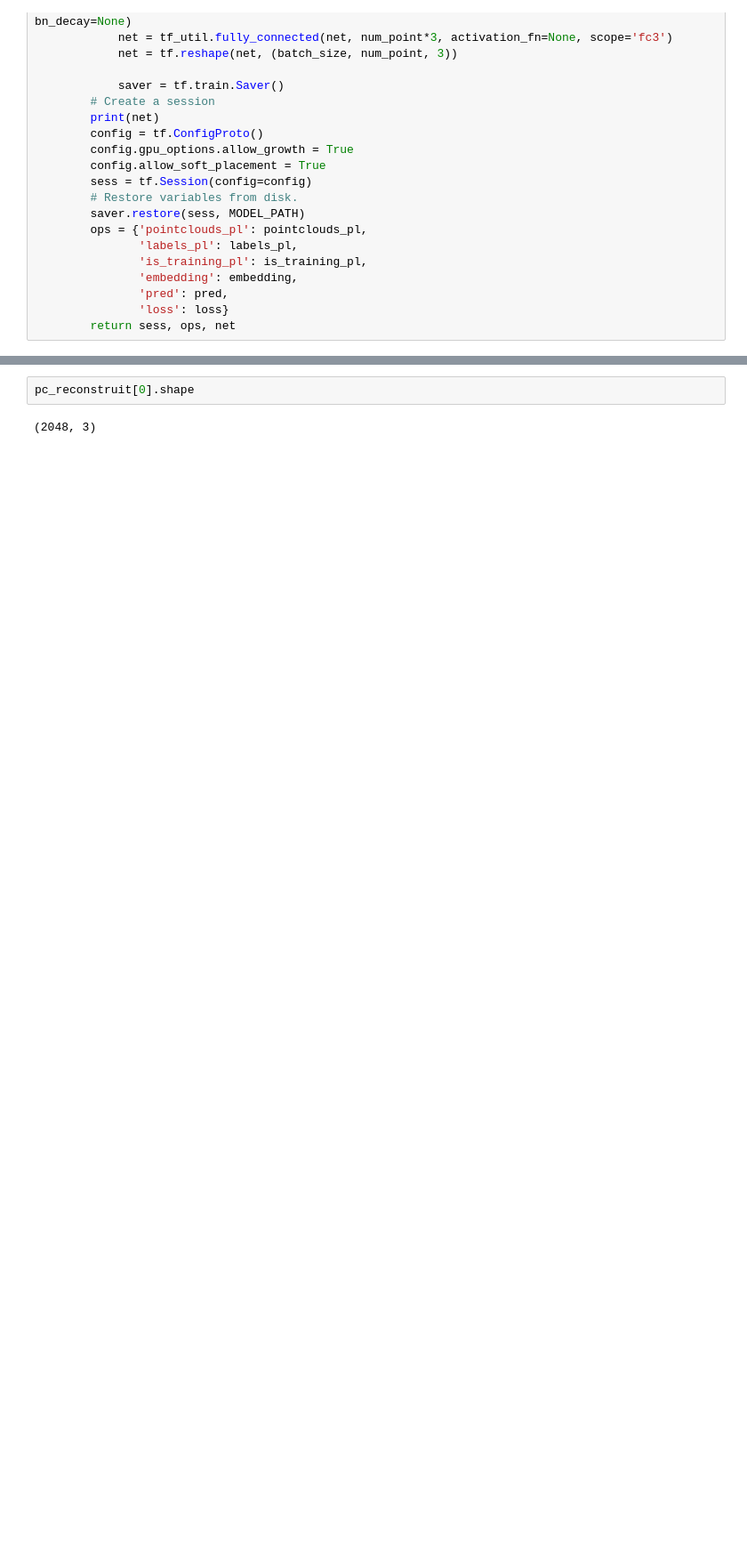
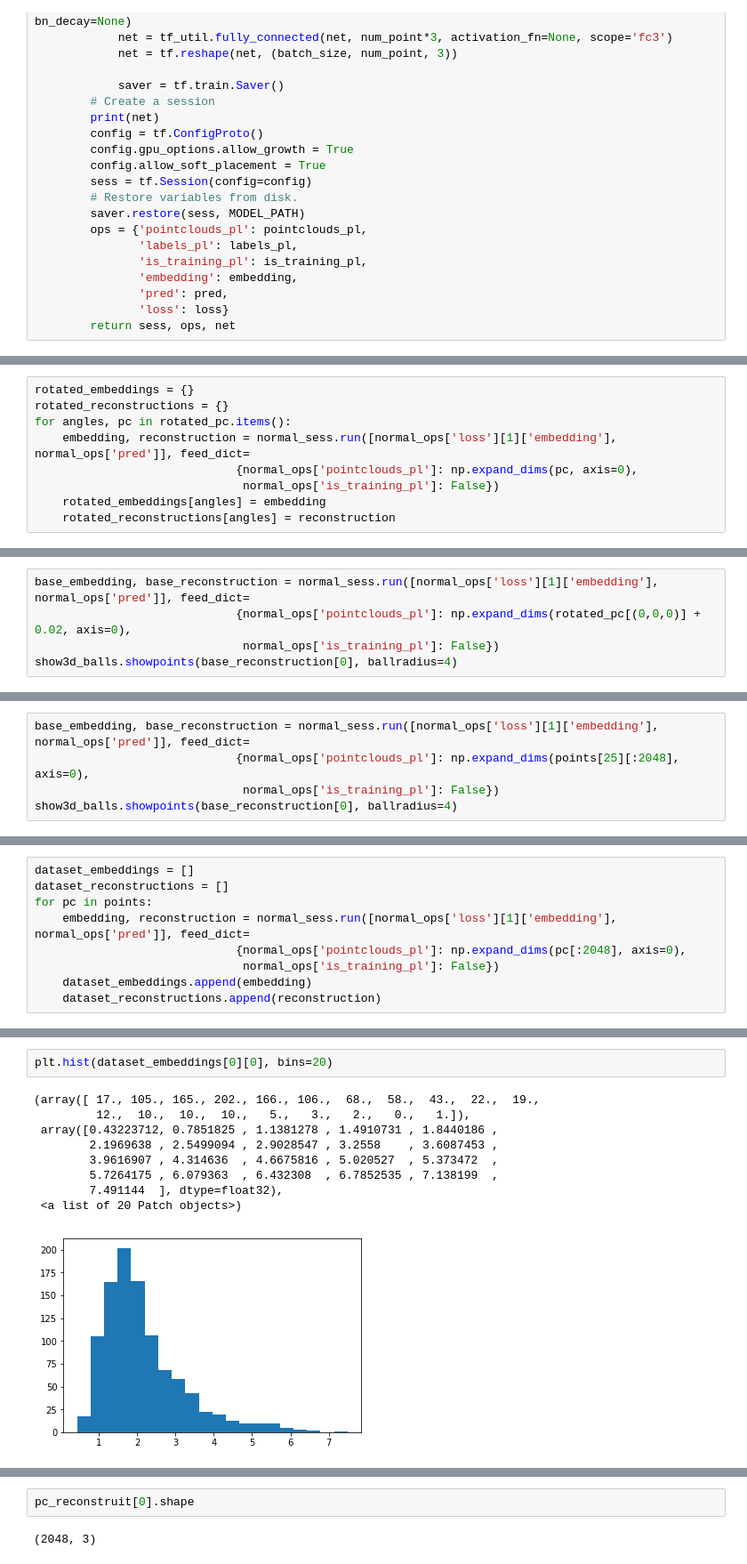
Before and after one commit to KaluginD/noised-pointnet-autoencoder, a Jupyter notebook: experiments.ipynb, the cells around one changed output, grey strips where cells are left out. Shown at 89% size. Saved outputs shown, nothing was run; the diff lists cells and outputs as text; blank space fills up the shorter version.

```diff
--- a/experiments.ipynb
+++ b/experiments.ipynb
@@ -127,0 +203,9 @@ normal_sess
+# %%
+rotated_embeddings = {}
+rotated_reconstructions = {}
+for angles, pc in rotated_pc.items():
+    embedding, reconstruction = normal_sess.run([normal_ops['loss'][1]['embedding'], normal_ops['pred']], feed_dict=
+                             {normal_ops['pointclouds_pl']: np.expand_dims(pc, axis=0),
+                              normal_ops['is_training_pl']: False})
+    rotated_embeddings[angles] = embedding
+    rotated_reconstructions[angles] = reconstruction
@@ -127,0 +230,5 @@ normal_sess
+# %%
+base_embedding, base_reconstruction = normal_sess.run([normal_ops['loss'][1]['embedding'], normal_ops['pred']], feed_dict=
+                             {normal_ops['pointclouds_pl']: np.expand_dims(rotated_pc[(0,0,0)] + 0.02, axis=0),
+                              normal_ops['is_training_pl']: False})
+show3d_balls.showpoints(base_reconstruction[0], ballradius=4)
@@ -127,0 +241,5 @@ normal_sess
+# %%
+base_embedding, base_reconstruction = normal_sess.run([normal_ops['loss'][1]['embedding'], normal_ops['pred']], feed_dict=
+                             {normal_ops['pointclouds_pl']: np.expand_dims(points[25][:2048], axis=0),
+                              normal_ops['is_training_pl']: False})
+show3d_balls.showpoints(base_reconstruction[0], ballradius=4)
@@ -127,0 +276,9 @@ normal_sess
+# %%
+dataset_embeddings = []
+dataset_reconstructions = []
+for pc in points:
+    embedding, reconstruction = normal_sess.run([normal_ops['loss'][1]['embedding'], normal_ops['pred']], feed_dict=
+                             {normal_ops['pointclouds_pl']: np.expand_dims(pc[:2048], axis=0),
+                              normal_ops['is_training_pl']: False})
+    dataset_embeddings.append(embedding)
+    dataset_reconstructions.append(reconstruction)
@@ -127,0 +289,12 @@ normal_sess
+# %%
+plt.hist(dataset_embeddings[0][0], bins=20)
+# %% [output]
+(array([ 17., 105., 165., 202., 166., 106.,  68.,  58.,  43.,  22.,  19.,
+         12.,  10.,  10.,  10.,   5.,   3.,   2.,   0.,   1.]),
+ array([0.43223712, 0.7851825 , 1.1381278 , 1.4910731 , 1.8440186 ,
+        2.1969638 , 2.5499094 , 2.9028547 , 3.2558    , 3.6087453 ,
+        3.9616907 , 4.314636  , 4.6675816 , 5.020527  , 5.373472  ,
+        5.7264175 , 6.079363  , 6.432308  , 6.7852535 , 7.138199  ,
+        7.491144  ], dtype=float32),
+ <a list of 20 Patch objects>)
+[figure, added]
```
Also changed, not shown: parts of 108 cells of this notebook, 2 other files.
